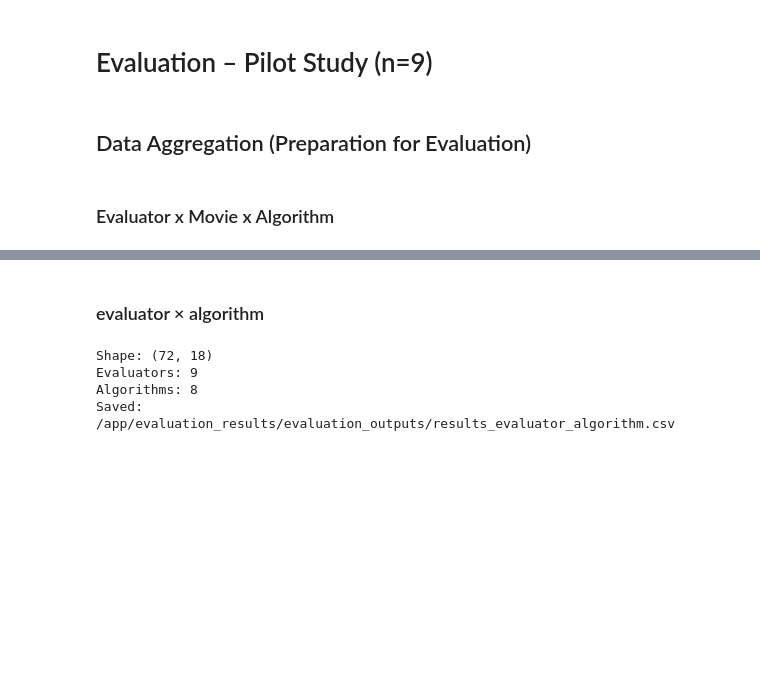
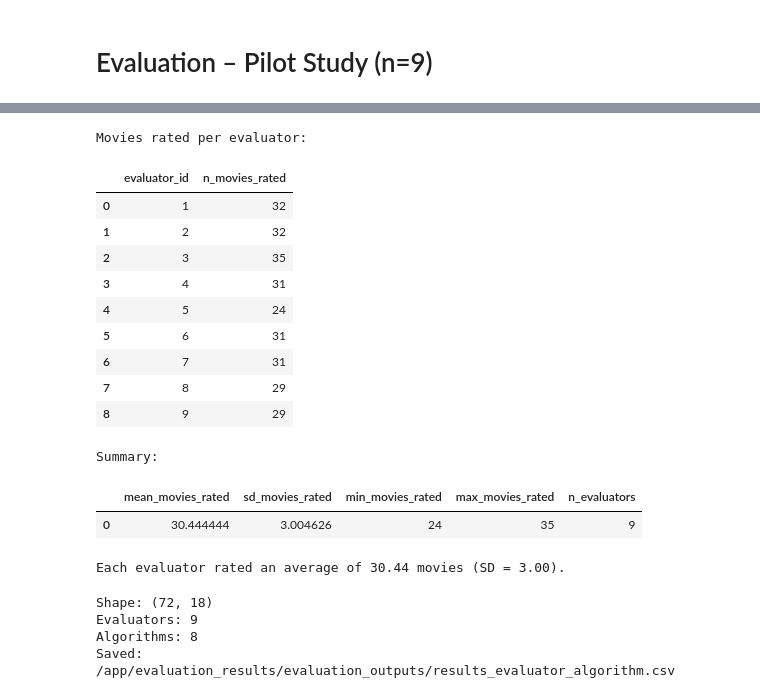
Before and after one commit to elikonrad-aau/ISRS-group4, a Jupyter notebook: evaluation_results/evaluation.ipynb, the cells around one changed output, grey strips where cells are left out. Saved outputs shown, nothing was run; the diff lists cells and outputs as text; code cells hidden in the pictures; blank space fills up the shorter version.

```diff
--- a/evaluation_results/evaluation.ipynb
+++ b/evaluation_results/evaluation.ipynb
@@ -222,10 +222,6 @@ for evaluator_id, evaluation in enumerate(
         start=1,
 ):
     evaluation["evaluator_id"] = evaluator_id
-# %% [markdown]
-## Data Aggregation (Preparation for Evaluation)
-# %% [markdown]
-### Evaluator x Movie x Algorithm
 # %%
 evaluator_movie_algorithm_rows = []
 
@@ -399,8 +395,74 @@ Saved: /app/evaluation_results/evaluation_outputs/results_evaluator_movie_algori
 | 7 | 1 | 2628 | 3 | 1356 | genome_overlap | 3 | heard | ... |
 | 8 | 1 | 2628 | 21 | 5944 | genome_overlap | 4 | heard | ... |
 | 9 | 1 | 2628 | 19 | 8371 | genome_overlap | 5 | unknown | ... |
-# %% [markdown]
-### evaluator × algorithm
+# %%
+# How many unique movies each evaluator rated.
+movies_per_evaluator = (
+    evaluator_movie_algorithm_df
+    .drop_duplicates(
+        subset=[
+            "evaluator_id",
+            "movie_id",
+        ]
+    )
+    .groupby("evaluator_id")
+    .agg(
+        n_movies_rated=("movie_id", "count")
+    )
+    .reset_index()
+)
+
+# summary
+movies_per_evaluator_summary = pd.DataFrame(
+    {
+        "mean_movies_rated": [
+            movies_per_evaluator["n_movies_rated"].mean()
+        ],
+        "sd_movies_rated": [
+            movies_per_evaluator["n_movies_rated"].std(ddof=1)
+        ],
+        "min_movies_rated": [
+            movies_per_evaluator["n_movies_rated"].min()
+        ],
+        "max_movies_rated": [
+            movies_per_evaluator["n_movies_rated"].max()
+        ],
+        "n_evaluators": [
+            movies_per_evaluator["evaluator_id"].nunique()
+        ],
+    }
+)
+
+print("Movies rated per evaluator:")
+display(movies_per_evaluator)
+
+print("Summary:")
+display(movies_per_evaluator_summary)
+
+mean_rated = movies_per_evaluator["n_movies_rated"].mean()
+sd_rated = movies_per_evaluator["n_movies_rated"].std(ddof=1)
+
+print(
+    f"Each evaluator rated an average of "
+    f"{mean_rated:.2f} movies "
+    f"(SD = {sd_rated:.2f})."
+)
+# %% [output]
+Movies rated per evaluator:
+|  | evaluator_id | n_movies_rated |
+| 0 | 1 | 32 |
+| 1 | 2 | 32 |
+| 2 | 3 | 35 |
+| 3 | 4 | 31 |
+| 4 | 5 | 24 |
+| 5 | 6 | 31 |
+| 6 | 7 | 31 |
+| 7 | 8 | 29 |
+| 8 | 9 | 29 |
+Summary:
+|  | mean_movies_rated | sd_movies_rated | min_movies_rated | max_movies_rated | n_evaluators |
+| 0 | 30.444444 | 3.004626 | 24 | 35 | 9 |
+Each evaluator rated an average of 30.44 movies (SD = 3.00).
 # %%
 # convert from evaluator × movie × algorithm to evaluator × algorithm.
 evaluator_algorithm_df = (
```
